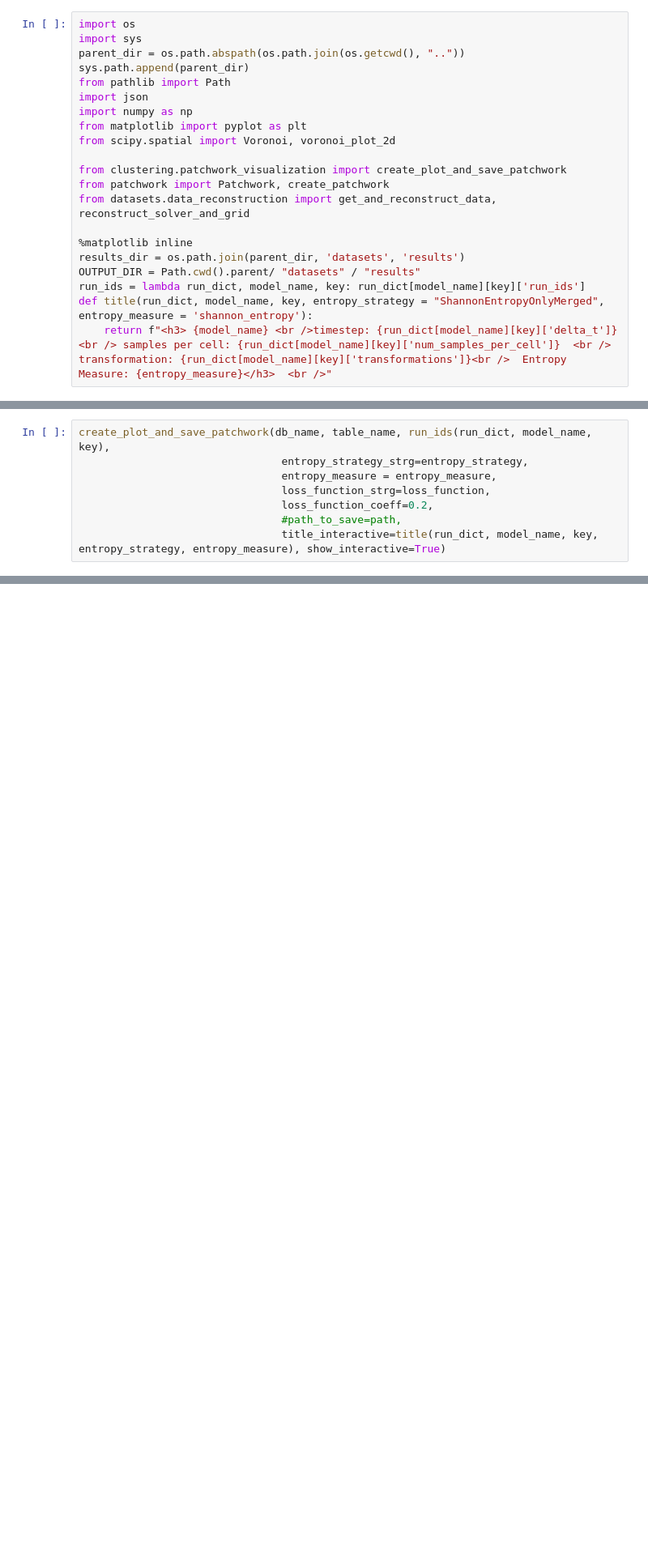
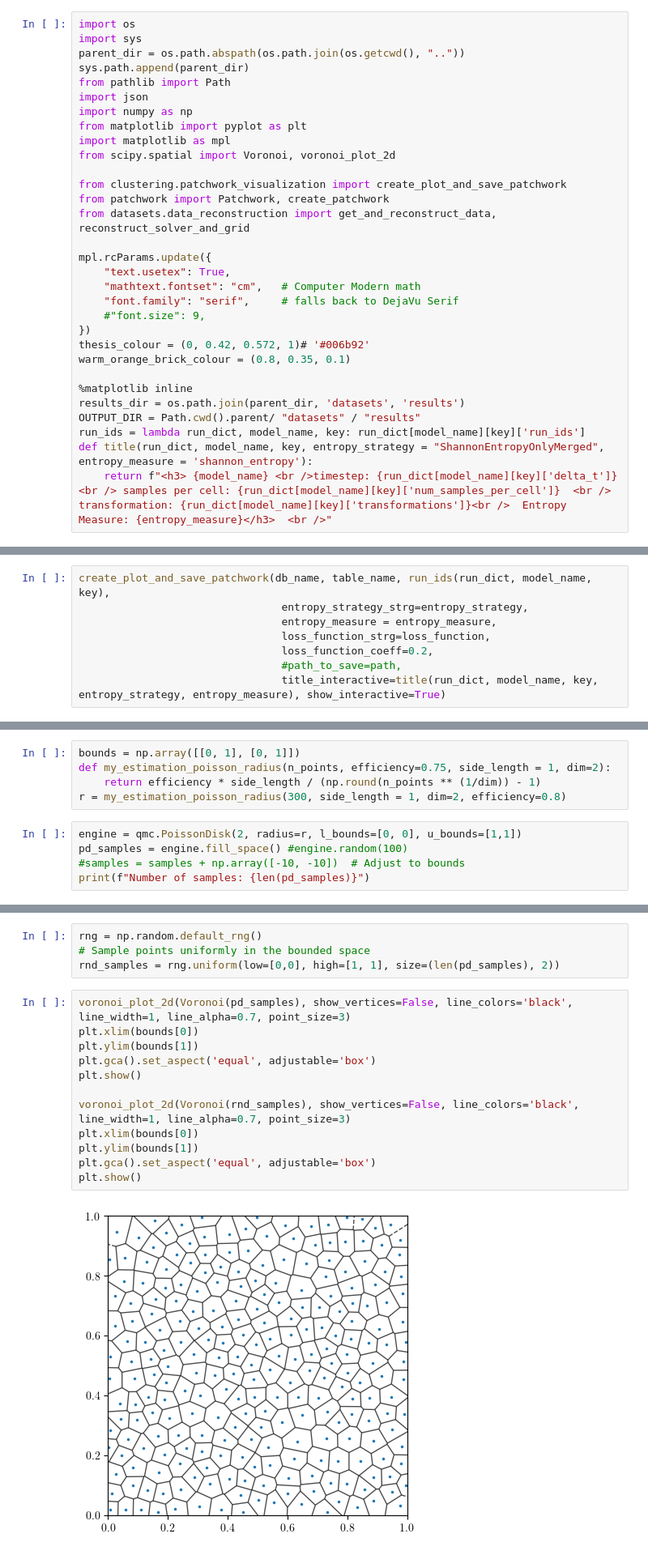
Before and after one commit to Lighfe/mdp-world-model, a Jupyter notebook: clustering/creation_of_thesis_patchworks.ipynb, the cells around one changed output, grey strips where cells are left out. Shown at 81% size. Cells and saved outputs as stored; diff of their text form; blank space fills up the shorter version.

Commit message:
More Figures, especially Voronoi Tesselation

```diff
--- a/clustering/creation_of_thesis_patchworks.ipynb
+++ b/clustering/creation_of_thesis_patchworks.ipynb
@@ -10,11 +10,21 @@ from pathlib import Path
 import json
 import numpy as np
 from matplotlib import pyplot as plt
+import matplotlib as mpl
 from scipy.spatial import Voronoi, voronoi_plot_2d
 
 from clustering.patchwork_visualization import create_plot_and_save_patchwork
 from patchwork import Patchwork, create_patchwork
 from datasets.data_reconstruction import get_and_reconstruct_data, reconstruct_solver_and_grid
+
+mpl.rcParams.update({
+    "text.usetex": True,
+    "mathtext.fontset": "cm",   # Computer Modern math
+    "font.family": "serif",     # falls back to DejaVu Serif
+    #"font.size": 9,
+})
+thesis_colour = (0, 0.42, 0.572, 1)# '#006b92'
+warm_orange_brick_colour = (0.8, 0.35, 0.1)
 
 %matplotlib inline
 results_dir = os.path.join(parent_dir, 'datasets', 'results')
@@ -592,0 +598,10 @@ create_plot_and_save_patchwork(db_name, table_name, run_ids(run_dict, model_name
+# %%
+bounds = np.array([[0, 1], [0, 1]])
+def my_estimation_poisson_radius(n_points, efficiency=0.75, side_length = 1, dim=2):
+    return efficiency * side_length / (np.round(n_points ** (1/dim)) - 1)
+r = my_estimation_poisson_radius(300, side_length = 1, dim=2, efficiency=0.8)
+# %%
+engine = qmc.PoissonDisk(2, radius=r, l_bounds=[0, 0], u_bounds=[1,1])
+pd_samples = engine.fill_space() #engine.random(100)
+#samples = samples + np.array([-10, -10])  # Adjust to bounds
+print(f"Number of samples: {len(pd_samples)}")
@@ -592,0 +610,18 @@ create_plot_and_save_patchwork(db_name, table_name, run_ids(run_dict, model_name
+# %%
+rng = np.random.default_rng()
+# Sample points uniformly in the bounded space
+rnd_samples = rng.uniform(low=[0,0], high=[1, 1], size=(len(pd_samples), 2))
+# %%
+voronoi_plot_2d(Voronoi(pd_samples), show_vertices=False, line_colors='black', line_width=1, line_alpha=0.7, point_size=3)
+plt.xlim(bounds[0])
+plt.ylim(bounds[1])
+plt.gca().set_aspect('equal', adjustable='box')
+plt.show()
+
+voronoi_plot_2d(Voronoi(rnd_samples), show_vertices=False, line_colors='black', line_width=1, line_alpha=0.7, point_size=3)
+plt.xlim(bounds[0])
+plt.ylim(bounds[1])
+plt.gca().set_aspect('equal', adjustable='box')
+plt.show()
+# %% [output]
+[figure, added]
```
Also changed, not shown: parts of 15 cells of this notebook.
